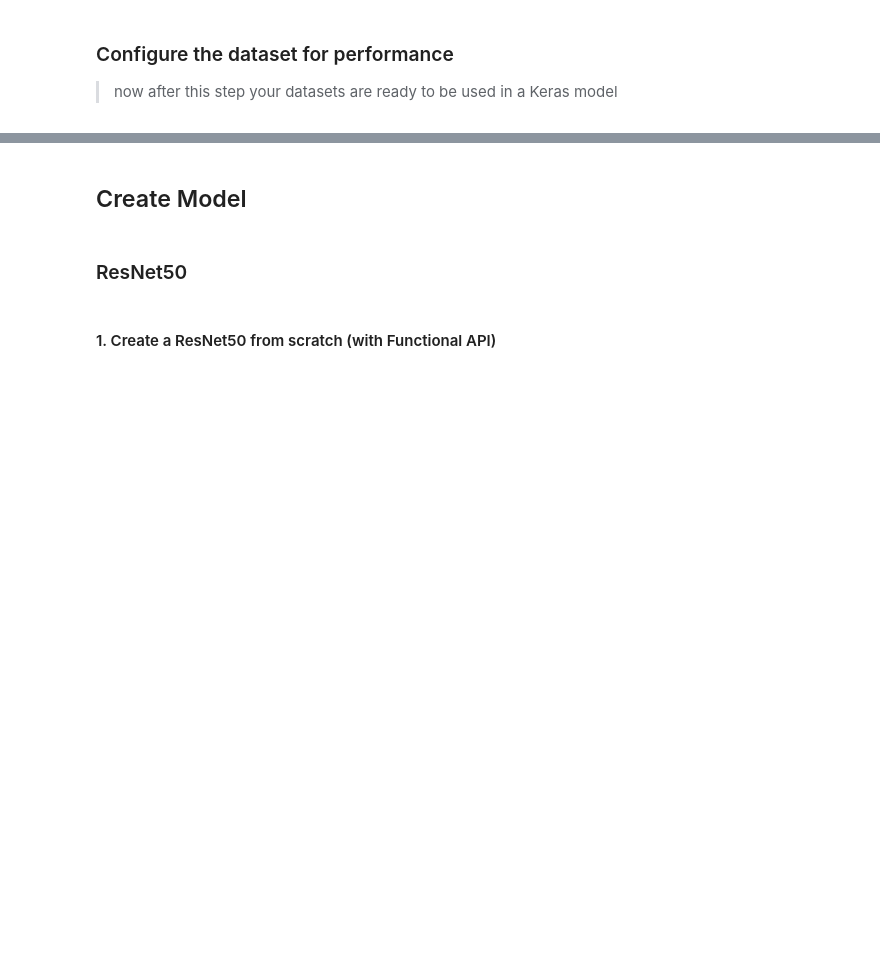
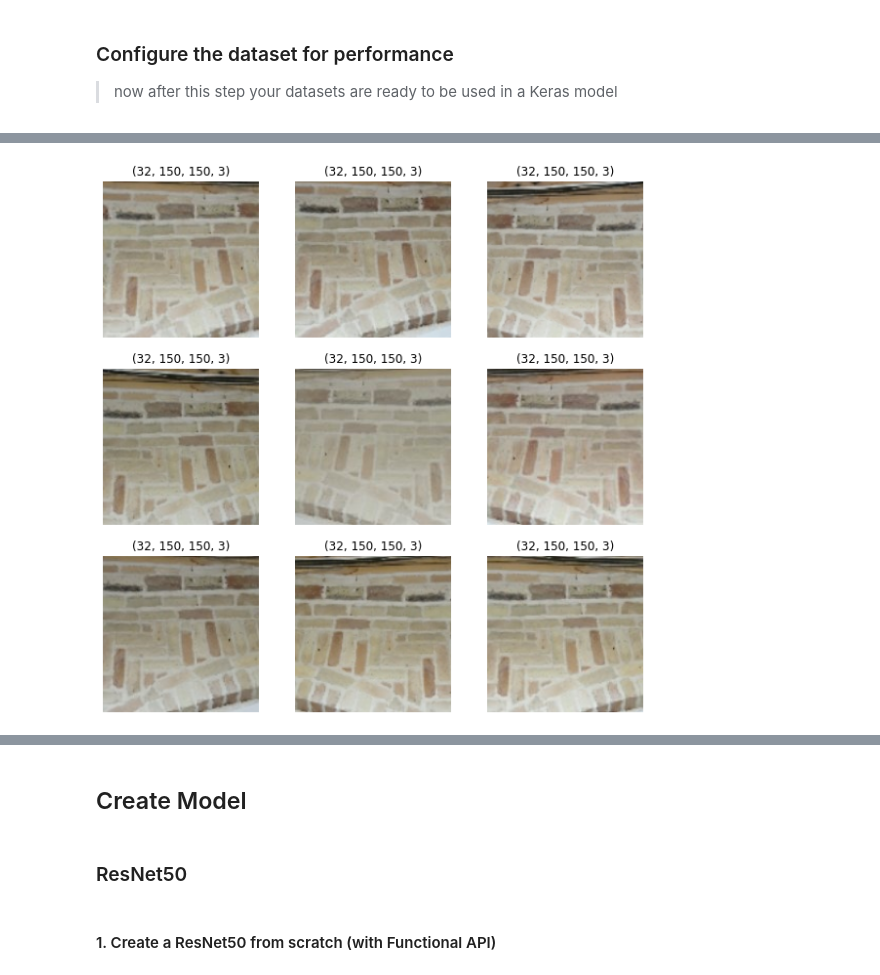
Before and after one commit to tekboart/CHB-image_classification_GradCam, a Jupyter notebook: 1. Image Classification/image_classification.ipynb, the cells around one changed output, grey strips where cells are left out. Saved outputs shown, nothing was run; the diff lists cells and outputs as text; code cells hidden in the pictures; blank space fills up the shorter version.

Commit message:
added data augmentation (with Keras + TF)

```diff
--- a/1. Image Classification/image_classification.ipynb
+++ b/1. Image Classification/image_classification.ipynb
@@ -201,7 +201,8 @@ for filepath in filepaths_to_rm:
 batch_size = 32
 
 # define the image size (after resizing)
-input_shape = (64, 64, 3)
+# input_shape = (64, 64, 3)
+input_shape = (150, 150, 3)
 # input_shape = (250, 250, 3)
 
 print('\033[92m creating train set \033[0m'.center(79, '-'))
@@ -371,6 +369,6 @@ val set labels shape: (None, 2)
 # %%
 AUTOTUNE = tf.data.AUTOTUNE
 
-train_ds = train_ds_hot.cache().prefetch(buffer_size=AUTOTUNE)
-val_ds = val_ds_hot.cache().prefetch(buffer_size=AUTOTUNE)
+train_ds = train_ds_norm.cache().shuffle(1000).prefetch(buffer_size=AUTOTUNE)
+val_ds = val_ds_norm.cache().prefetch(buffer_size=AUTOTUNE)
 # %% [markdown]
@@ -385,0 +383,83 @@ data_augmentation = tf.keras.Sequential([
+# %%
+# method 2: using a func (inside can use both TF_funcs & keras_layers)
+def data_augmentation_tf(img):
+  '''
+  args:
+    img: An image as a rank-4 tensor (NHWC)
+    input_shape: a tuple (H, W, C)
+    batch_size: the number of images in each batch
+  returns:
+    x: an augmented image tensor (with the same shape as input img)
+  '''
+  x = img
+
+  # step 1: augment the color, brightness, contrast, saturation
+  x = tf.image.random_brightness(x, max_delta=.05)
+  x = tf.image.random_contrast(x, lower=.6, upper=1.2)
+  x = tf.image.random_saturation(x, 0.75, 1.1)
+  x = tf.image.random_hue(x, 0.02)
+
+  # step 2: flip, crop, resize, center, change quality of the img
+  # x = tf.image.flip_left_right(x)  # don't know why the tf.image ver doesn't work
+  x = tfl.RandomFlip("horizontal")(x)
+
+  input_shape = img.shape
+  crop_ratio = 0.9  # means keep 90% of the img (or crop 10% of img)
+  if len(input_shape) == 3:
+    H = input_shape[0]
+    W = input_shape[1]
+    C = input_shape[2]
+    crop_H = int(H * crop_ratio)
+    crop_W = int(W * crop_ratio)
+    # do random crop
+    x = tf.image.random_crop(x, size=(crop_H, crop_W, C))
+    # resize and center the cropped image (as we changed the img size & center by random crop)
+    num_cropped_pixels_H = H - crop_H
+    num_cropped_pixels_W = W - crop_W
+    # use 2* because i.e., in height we cropped some pixels (e.g., 16) from both top & bottom (hence a total of 2*16=32 pixels were cropped)
+    x = tf.image.resize(x, ((H+2*num_cropped_pixels_H), (W+2*num_cropped_pixels_W)))
+    x = x[num_cropped_pixels_H:-num_cropped_pixels_H, num_cropped_pixels_W:-num_cropped_pixels_W, :]
+    # Randomly change jpeg encoding quality for inducing jpeg noise.
+    x = tf.image.random_jpeg_quality(x, 75, 95)
+  elif len(input_shape) == 4:
+    N = input_shape[0]
+    H = input_shape[1]
+    W = input_shape[2]
+    C = input_shape[3]
+    crop_H = int(H * crop_ratio)
+    crop_W = int(W * crop_ratio)
+    x = tf.image.random_crop(x, size=(N, crop_H, crop_W, C))
+    # resize and center the cropped image (as we changed the img size & center by random crop)
+    num_cropped_pixels_H = H - crop_H
+    num_cropped_pixels_W = W - crop_W
+    # use 2* because i.e., in height we cropped some pixels (e.g., 16) from both top & bottom (hence a total of 2*16=32 pixels were cropped)
+    x = tf.image.resize(x, ((H+2*num_cropped_pixels_H), (W+2*num_cropped_pixels_W)))
+    x = x[:, num_cropped_pixels_H:-num_cropped_pixels_H, num_cropped_pixels_W:-num_cropped_pixels_W, :]
+
+    # Randomly change jpeg encoding quality for inducing jpeg noise.
+    x_new = tf.zeros([1, H, W, C], dtype=tf.float32)
+    for i in range(N):
+      img_ch_quality = tf.image.random_jpeg_quality(x[i], 80, 100)
+      x_new = tf.concat([x_new, tf.expand_dims(img_ch_quality, 0)], axis=0)
+    x = x_new[1:]
+
+  return x
+
+grace_hopper = tf.keras.utils.get_file('image.jpg','https://storage.googleapis.com/download.tensorflow.org/example_images/grace_hopper.jpg')
+grace_hopper = np.array(Image.open(grace_hopper).resize((input_shape[0], input_shape[1]))).astype(np.float32)/255.
+images = np.expand_dims(grace_hopper, axis=0)
+# plt.imshow(image[0])
+
+images = next(iter(train_ds))[0]
+
+# plt.imshow(tfl.RandomFlip('horizontal')(image)[0])
+
+plt.figure(figsize=(10, 10))
+for i in range(9):
+  augmented_images = data_augmentation_tf(images)
+  ax = plt.subplot(3, 3, i + 1)
+  plt.imshow(augmented_images[0])
+  plt.title(augmented_images.shape)
+  plt.axis("off")
+# %% [output]
+[figure, added]
```
Also changed, not shown: parts of 46 cells of this notebook.
